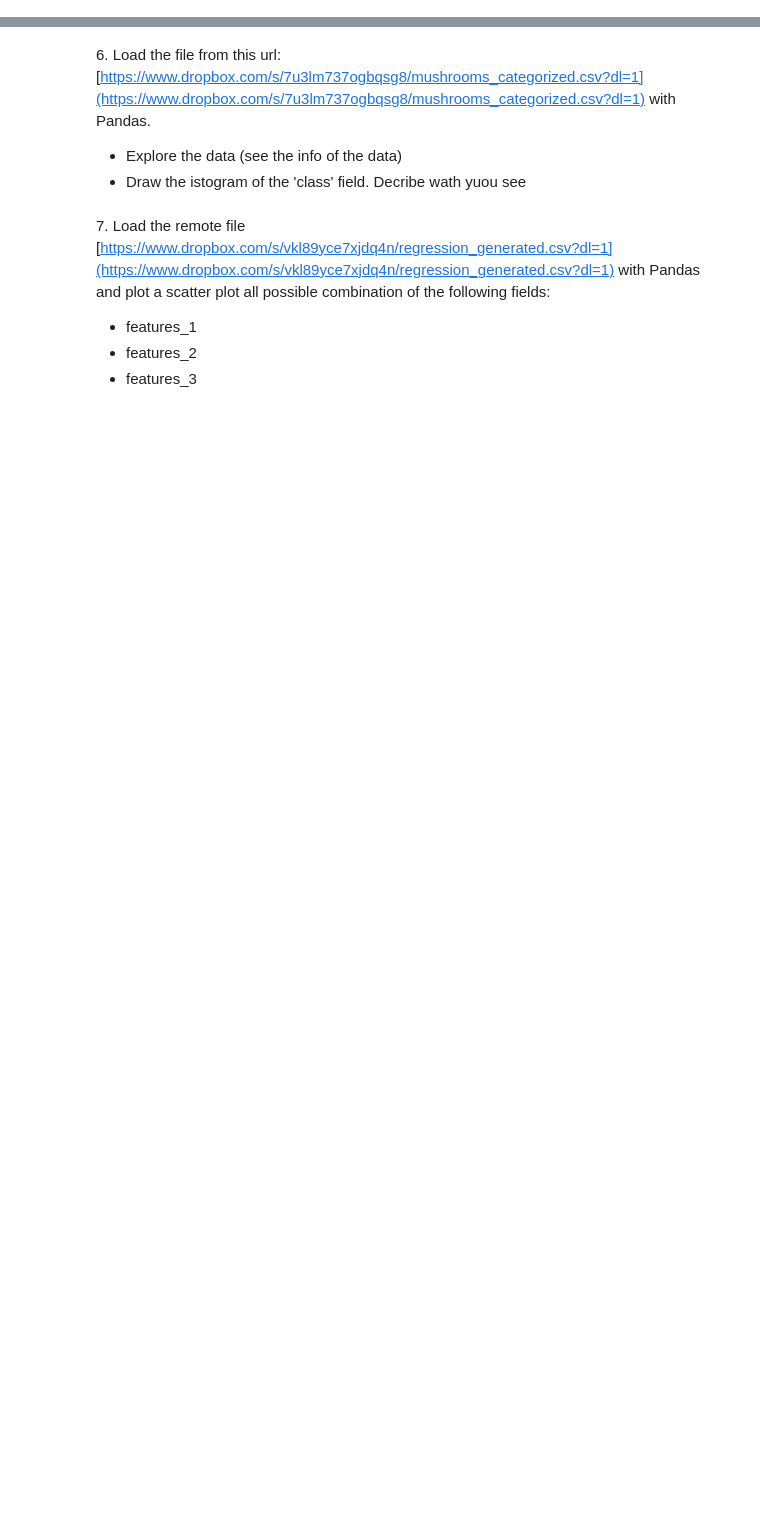
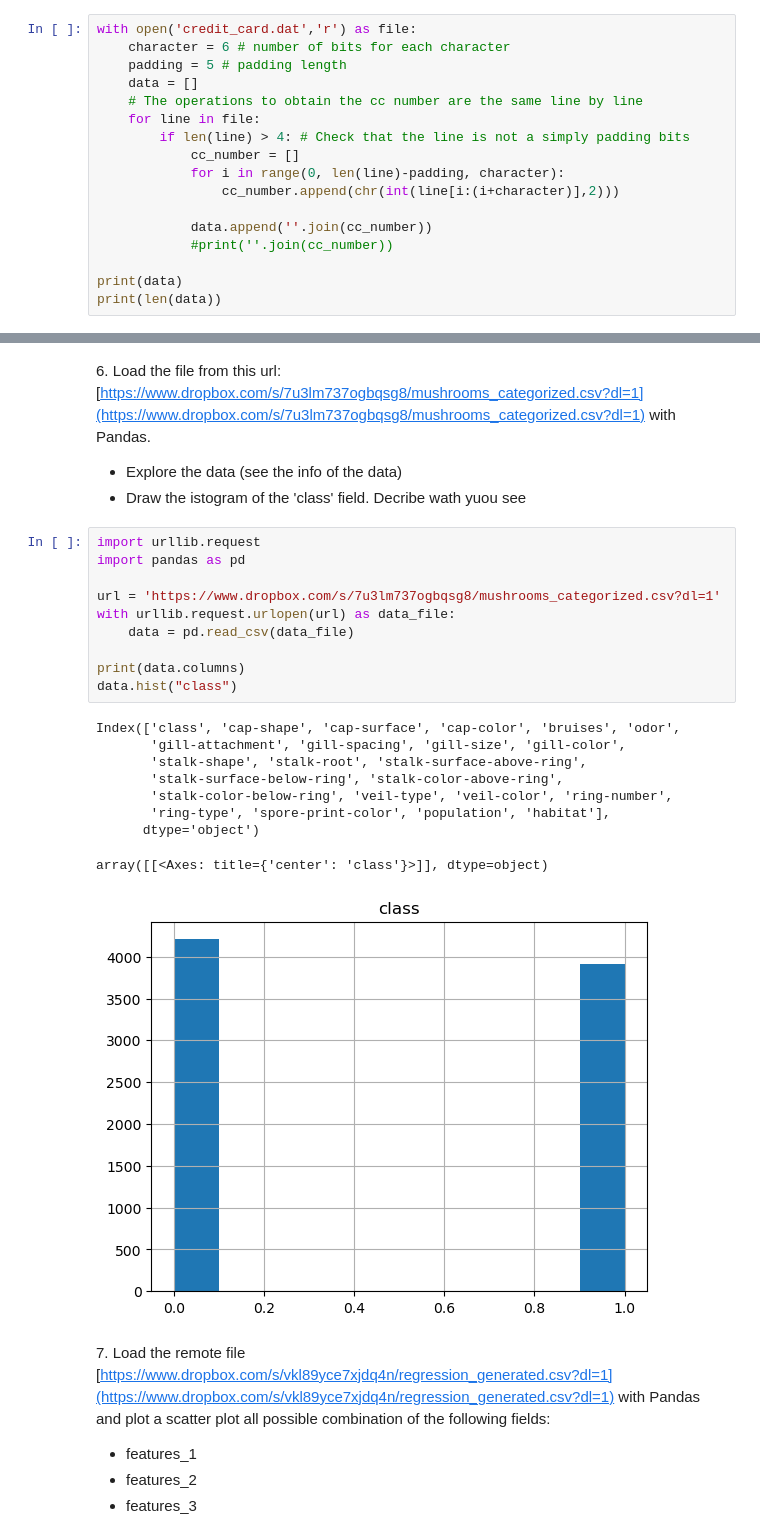
Before and after one commit to TPirazzo/TP_LaboratoryOfComputationalPhysics_Y7, a Jupyter notebook: 05ex_OSEMN.ipynb, the cells around one changed output, grey strips where cells are left out. Drawn from its saved outputs; the diff is of its cells as text; blank space fills up the shorter version.

```diff
--- a/05ex_OSEMN.ipynb
+++ b/05ex_OSEMN.ipynb
@@ -46,3 +48,20 @@ Each line correspond to a credit card number.
 Each character is composed by 6 bit (even the space) and the last 4 bit are just a padding
 
 **hint**: use the `chr()` function to convert a number to a char
+# %%
+with open('credit_card.dat','r') as file:
+    character = 6 # number of bits for each character
+    padding = 5 # padding length
+    data = []
+    # The operations to obtain the cc number are the same line by line
+    for line in file:
+        if len(line) > 4: # Check that the line is not a simply padding bits
+            cc_number = []
+            for i in range(0, len(line)-padding, character):
+                cc_number.append(chr(int(line[i:(i+character)],2)))
+
+            data.append(''.join(cc_number))
+            #print(''.join(cc_number))
+
+print(data)
+print(len(data))
@@ -52,6 +99,26 @@ Each character is composed by 6 bit (even the space) and the last 4 bit are just
 6\. Load the file from this url: [https://www.dropbox.com/s/7u3lm737ogbqsg8/mushrooms_categorized.csv?dl=1](https://www.dropbox.com/s/7u3lm737ogbqsg8/mushrooms_categorized.csv?dl=1) with Pandas.
 + Explore the data (see the info of the data)
 + Draw the istogram of the 'class' field. Decribe wath yuou see
+# %%
+import urllib.request
+import pandas as pd
+
+url = 'https://www.dropbox.com/s/7u3lm737ogbqsg8/mushrooms_categorized.csv?dl=1'
+with urllib.request.urlopen(url) as data_file:
+    data = pd.read_csv(data_file)
+
+print(data.columns)
+data.hist("class")
+# %% [output]
+Index(['class', 'cap-shape', 'cap-surface', 'cap-color', 'bruises', 'odor',
+       'gill-attachment', 'gill-spacing', 'gill-size', 'gill-color',
+       'stalk-shape', 'stalk-root', 'stalk-surface-above-ring',
+       'stalk-surface-below-ring', 'stalk-color-above-ring',
+       'stalk-color-below-ring', 'veil-type', 'veil-color', 'ring-number',
+       'ring-type', 'spore-print-color', 'population', 'habitat'],
+      dtype='object')
+array([[<Axes: title={'center': 'class'}>]], dtype=object)
+[figure, added]
 # %% [markdown]
 7\. Load the remote file [https://www.dropbox.com/s/vkl89yce7xjdq4n/regression_generated.csv?dl=1](https://www.dropbox.com/s/vkl89yce7xjdq4n/regression_generated.csv?dl=1) with Pandas and plot a scatter plot all possible combination of the following fields:
 
```
Also changed, not shown: parts of 5 cells of this notebook, 12 other files.
